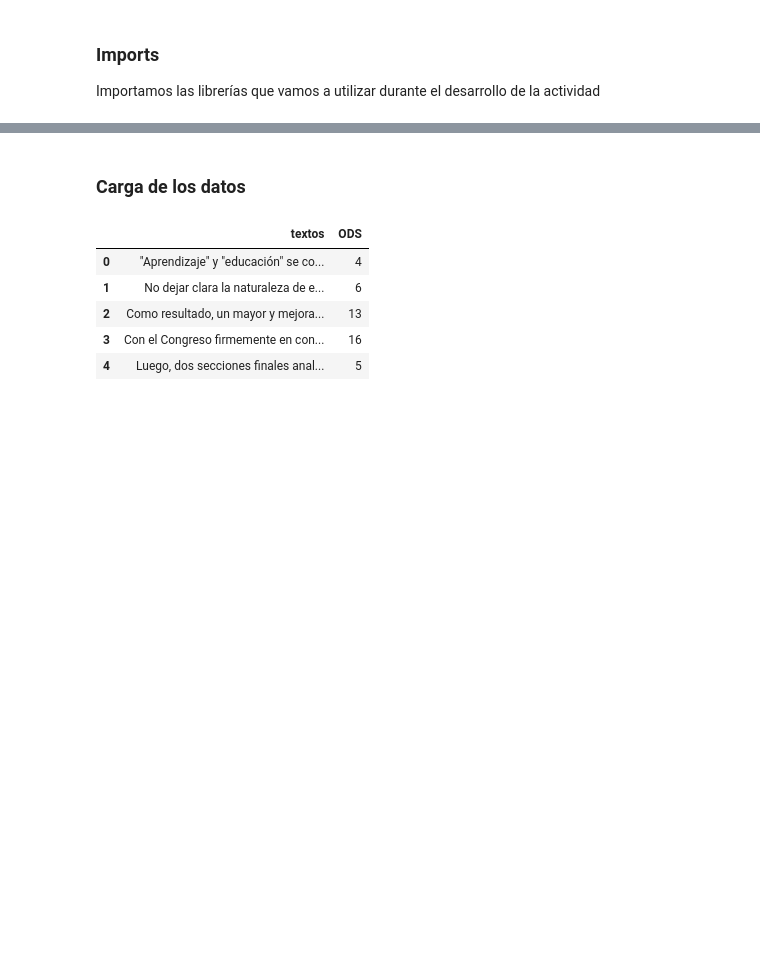
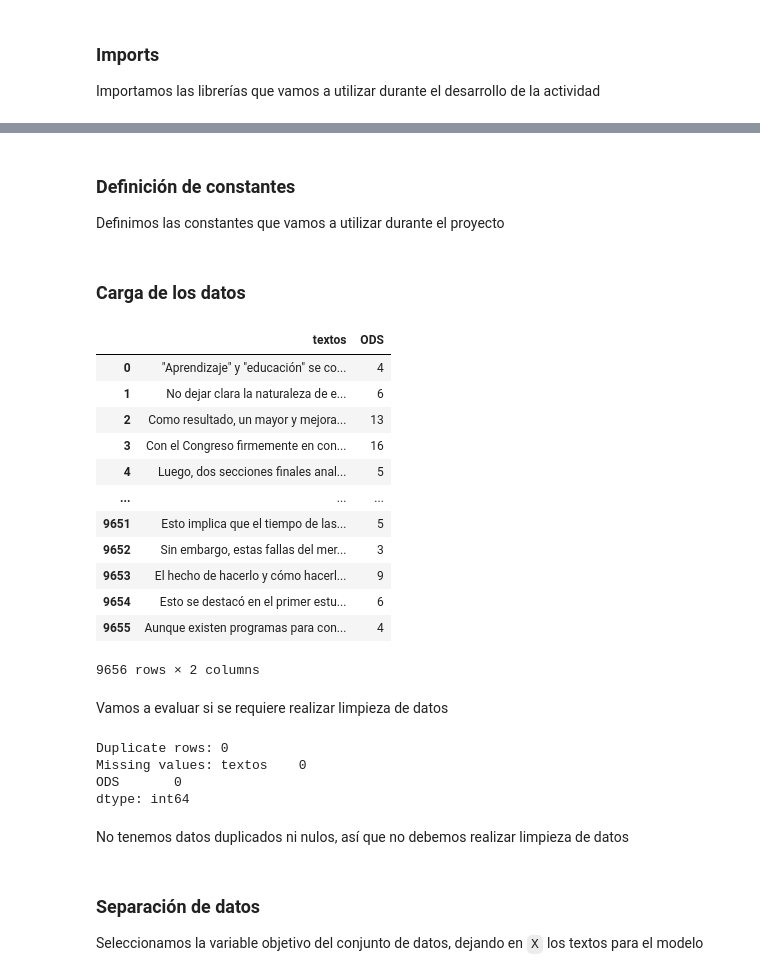
Before and after one commit to Largnaster/maia_nsml_micro-project-two, a Jupyter notebook: Microproyecto_2.ipynb, the cells around one changed output, grey strips where cells are left out. Cells and saved outputs as stored; diff of their text form; code cells hidden in the pictures; blank space fills up the shorter version.

```diff
--- a/Microproyecto_2.ipynb
+++ b/Microproyecto_2.ipynb
@@ -105,0 +113,4 @@ from sklearn.pipeline import Pipeline
+# %% [markdown]
+### Definición de constantes
+
+Definimos las constantes que vamos a utilizar durante el proyecto
@@ -108,13 +121,36 @@ from sklearn.pipeline import Pipeline
 # %%
 raw_data_path = os.path.join(os.getcwd(), "data", "Datos_textosODS.xlsx")
 
 raw_data = pd.read_excel(raw_data_path, sheet_name="Sheet1", engine="openpyxl")
 
-raw_data.head()
+raw_data
 # %% [output]
 |  | textos | ODS |
 | 0 | "Aprendizaje" y "educación" se co... | 4 |
 | 1 | No dejar clara la naturaleza de e... | 6 |
 | 2 | Como resultado, un mayor y mejora... | 13 |
 | 3 | Con el Congreso firmemente en con... | 16 |
 | 4 | Luego, dos secciones finales anal... | 5 |
+| ... | ... | ... |
+| 9651 | Esto implica que el tiempo de las... | 5 |
+| 9652 | Sin embargo, estas fallas del mer... | 3 |
+| 9653 | El hecho de hacerlo y cómo hacerl... | 9 |
+| 9654 | Esto se destacó en el primer estu... | 6 |
+| 9655 | Aunque existen programas para con... | 4 |
+9656 rows × 2 columns
+# %% [markdown]
+Vamos a evaluar si se requiere realizar limpieza de datos
+# %%
+print("Duplicate rows:", raw_data.duplicated().sum())
+print("Missing values:", raw_data.isna().sum())
+# %% [output]
+Duplicate rows: 0
+Missing values: textos    0
+ODS       0
+dtype: int64
+# %% [markdown]
+No tenemos datos duplicados ni nulos, así que no debemos realizar limpieza de datos
+# %% [markdown]
+### Separación de datos
+
+Seleccionamos la variable objetivo del conjunto de datos, dejando en `X` los textos para el modelo
```
Also changed, not shown: parts of 37 cells of this notebook.
